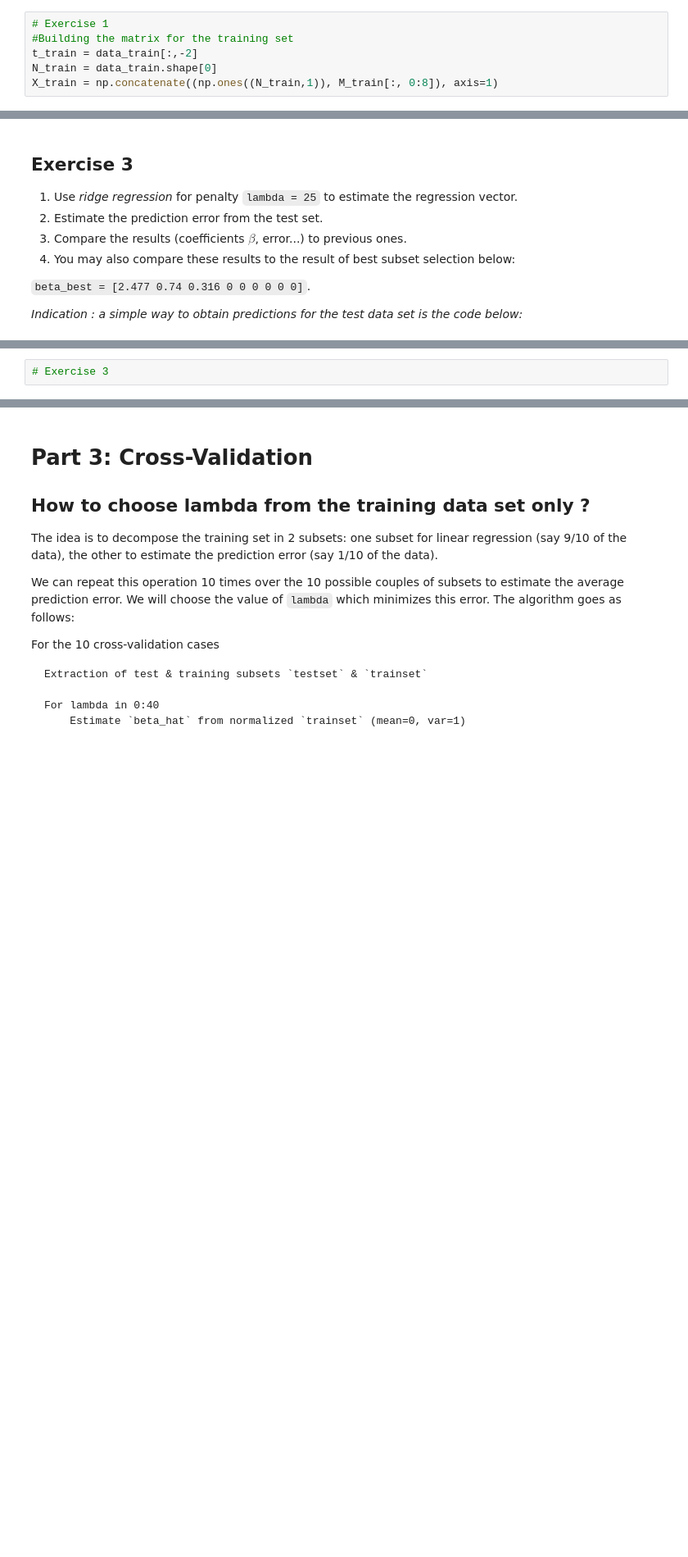
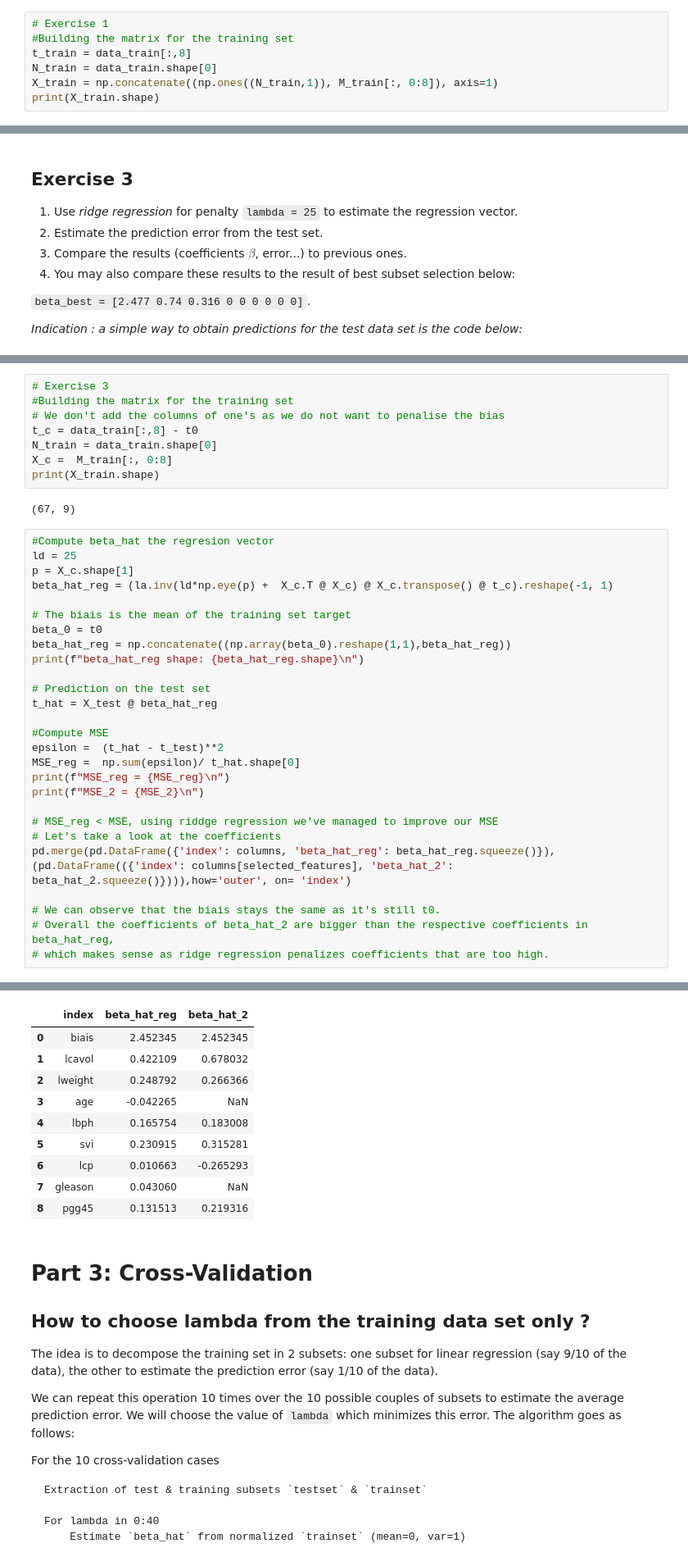
Before and after one commit to jeremdesno/python_sdia, a Jupyter notebook: TP A&D/TP1_LinearRegression.ipynb, the cells around one changed output, grey strips where cells are left out. Shown at 82% size. Saved outputs shown, nothing was run; the diff lists cells and outputs as text; blank space fills up the shorter version.

```diff
--- a/TP A&D/TP1_LinearRegression.ipynb
+++ b/TP A&D/TP1_LinearRegression.ipynb
@@ -139,6 +154,7 @@ X_test = np.concatenate((np.ones((N_test,1)), M_test[:,0:8]), axis=1)
 # %%
 # Exercise 1
 #Building the matrix for the training set
-t_train = data_train[:,-2]
+t_train = data_train[:,8]
 N_train = data_train.shape[0]
 X_train = np.concatenate((np.ones((N_train,1)), M_train[:, 0:8]), axis=1)
+print(X_train.shape)
@@ -286,2 +354,38 @@ t_hat_reg = X_test.dot(beta_hat_reg)
-# %%
-# Exercise 3
+# %%
+# Exercise 3
+#Building the matrix for the training set
+# We don't add the columns of one's as we do not want to penalise the bias
+t_c = data_train[:,8] - t0
+N_train = data_train.shape[0]
+X_c =  M_train[:, 0:8]
+print(X_train.shape)
+# %% [output]
+(67, 9)
+# %%
+#Compute beta_hat the regresion vector
+ld = 25
+p = X_c.shape[1]
+beta_hat_reg = (la.inv(ld*np.eye(p) +  X_c.T @ X_c) @ X_c.transpose() @ t_c).reshape(-1, 1)
+
+# The biais is the mean of the training set target
+beta_0 = t0
+beta_hat_reg = np.concatenate((np.array(beta_0).reshape(1,1),beta_hat_reg))
+print(f"beta_hat_reg shape: {beta_hat_reg.shape}\n")
+
+# Prediction on the test set
+t_hat = X_test @ beta_hat_reg
+
+#Compute MSE
+epsilon =  (t_hat - t_test)**2
+MSE_reg =  np.sum(epsilon)/ t_hat.shape[0]
+print(f"MSE_reg = {MSE_reg}\n")
+print(f"MSE_2 = {MSE_2}\n")
+
+# MSE_reg < MSE, using riddge regression we've managed to improve our MSE
+# Let's take a look at the coefficients
+pd.merge(pd.DataFrame({'index': columns, 'beta_hat_reg': beta_hat_reg.squeeze()}),(pd.DataFrame(({'index': columns[selected_features], 'beta_hat_2': beta_hat_2.squeeze()}))),how='outer', on= 'index')
+
+# We can observe that the biais stays the same as it's still t0.
+# Overall the coefficients of beta_hat_2 are bigger than the respective coefficients in beta_hat_reg,
+# which makes sense as ridge regression penalizes coefficients that are too high.
+# %% [output]
@@ -288,3 +397,13 @@ t_hat_reg = X_test.dot(beta_hat_reg)
+|  | index | beta_hat_reg | beta_hat_2 |
+| 0 | biais | 2.452345 | 2.452345 |
+| 1 | lcavol | 0.422109 | 0.678032 |
+| 2 | lweight | 0.248792 | 0.266366 |
+| 3 | age | -0.042265 | NaN |
+| 4 | lbph | 0.165754 | 0.183008 |
+| 5 | svi | 0.230915 | 0.315281 |
+| 6 | lcp | 0.010663 | -0.265293 |
+| 7 | gleason | 0.043060 | NaN |
+| 8 | pgg45 | 0.131513 | 0.219316 |
 # %% [markdown]
 # Part 3: Cross-Validation
 
```
Also changed, not shown: parts of 21 cells of this notebook.
